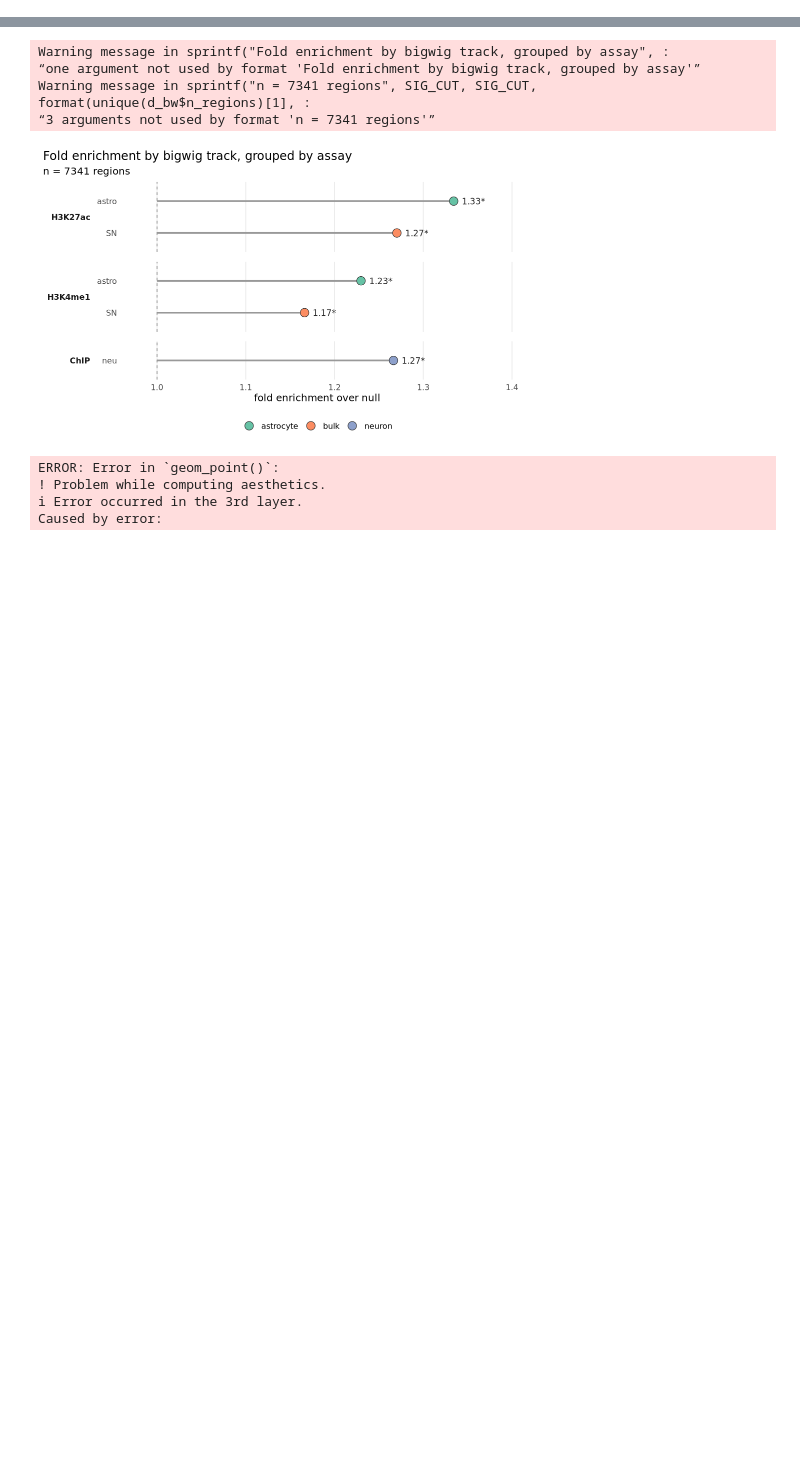
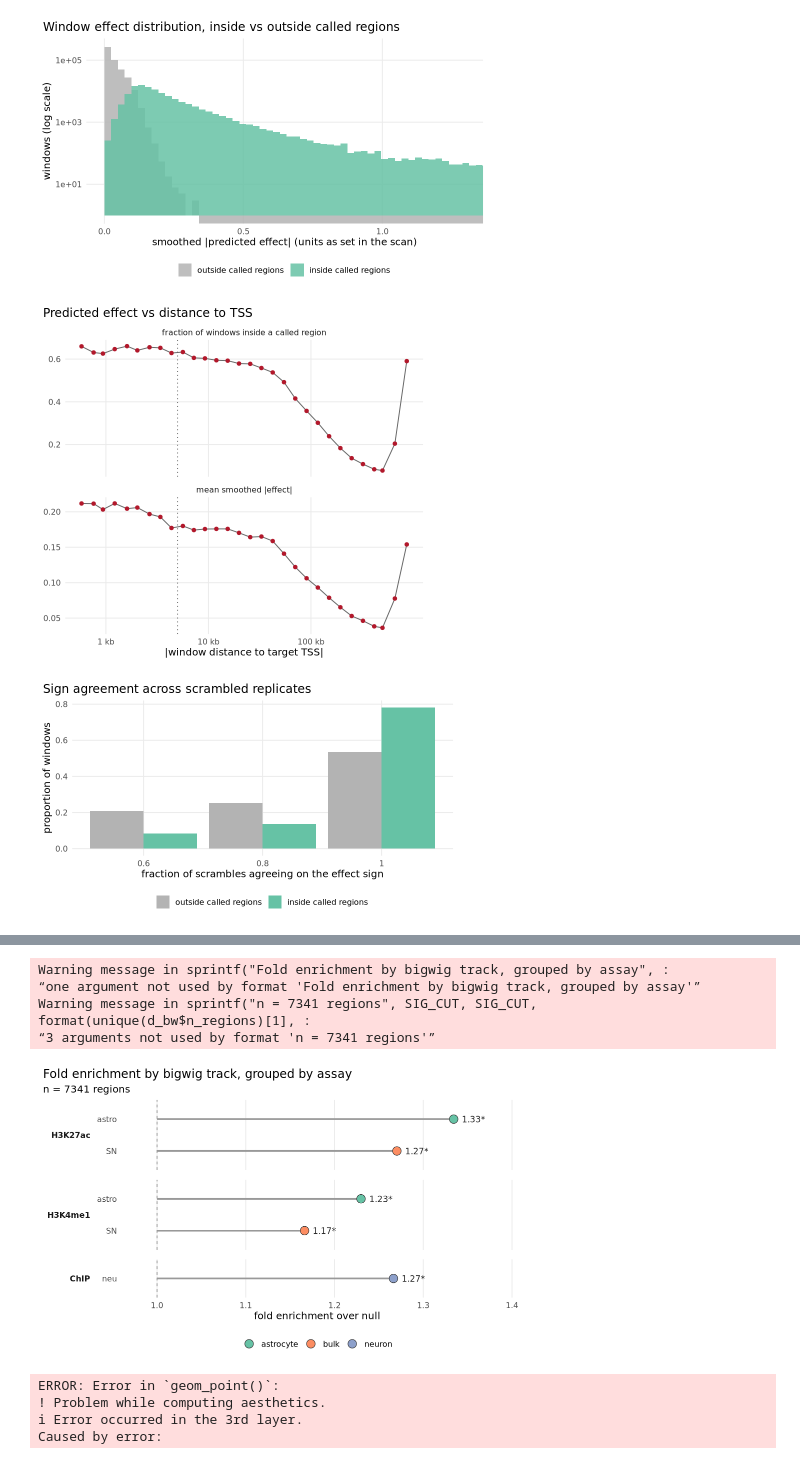
Before and after one commit to dhan1004/perturb_enrich, a Jupyter notebook: scripts/plot_enrichment.ipynb, the cells around one changed output, grey strips where cells are left out. Saved outputs shown, nothing was run; the diff lists cells and outputs as text; code cells hidden in the pictures; blank space fills up the shorter version.

```diff
--- a/scripts/plot_enrichment.ipynb
+++ b/scripts/plot_enrichment.ipynb
@@ -18,0 +239,46 @@ The following objects are masked from ‘package:base’:
+# %%
+# Effect of every tested window, split by whether it lies inside a called region. NOTE: called regions are the high-effect
+# windows BY CONSTRUCTION, so the split documents the calling step; it is not evidence that HARI works.
+tested <- win |> filter(status == "tested")
+IN_LAB <- c("outside called regions", "inside called regions")
+
+xmax <- quantile(tested$smoothed_abs_effect, 0.999, na.rm = TRUE)
+p_hist <- ggplot(tested, aes(smoothed_abs_effect, fill = in_region)) +
+  geom_histogram(bins = 80, boundary = 0, position = "identity", alpha = 0.85) +
+  scale_y_log10() + coord_cartesian(xlim = c(0, xmax)) +
+  scale_fill_manual(values = c(`FALSE` = "grey70", `TRUE` = "#66C2A5"), labels = IN_LAB, name = NULL) +
+  labs(x = "smoothed |predicted effect| (units as set in the scan)", y = "windows (log scale)",
+       title = "Window effect distribution, inside vs outside called regions") +
+  theme_story()
+print(show(p_hist, "act2_effect_hist", 7.5, 4.5))
+
+# Effect and call rate vs distance: does the model's effect decay with distance the way real enhancer-gene contact does?
+dec <- tested |> filter(is.finite(dist)) |>
+  mutate(ad = pmax(abs(dist), 500),
+         lb = cut(log10(ad), breaks = seq(log10(500), 6, length.out = 31))) |>
+  filter(!is.na(lb)) |>
+  group_by(lb) |>
+  summarise(x = 10^mean(log10(ad)),
+            `mean smoothed |effect|` = mean(smoothed_abs_effect, na.rm = TRUE),
+            `fraction of windows inside a called region` = mean(in_region), .groups = "drop") |>
+  pivot_longer(-c(lb, x), names_to = "metric", values_to = "value")
+p_dec <- ggplot(dec, aes(x, value)) +
+  geom_vline(xintercept = 5000, linetype = 3, colour = "grey40") +
+  geom_line(colour = "grey40") + geom_point(size = 1.8, colour = "#B2182B") +
+  facet_wrap(~metric, ncol = 1, scales = "free_y") +
+  scale_x_log10(breaks = c(1e3, 1e4, 1e5), labels = c("1 kb", "10 kb", "100 kb")) +
+  labs(x = "|window distance to target TSS|", y = NULL, title = "Predicted effect vs distance to TSS") +
+  theme_story()
+print(show(p_dec, "act2_effect_vs_distance", 6.5, 6))
+
+# Reproducibility across scrambles (real information, not circular): do the scrambled replicates agree on sign?
+rep_df <- tested[sample.int(nrow(tested), min(2e5, nrow(tested))), ] |>
+  mutate(consistency = factor(round(pmax(positive_scramble_fraction, negative_scramble_fraction), 2)))
+p_rep <- ggplot(rep_df, aes(consistency, fill = in_region)) +
+  geom_bar(aes(y = after_stat(prop), group = in_region), position = "dodge") +
+  scale_fill_manual(values = c(`FALSE` = "grey70", `TRUE` = "#66C2A5"), labels = IN_LAB, name = NULL) +
+  labs(x = "fraction of scrambles agreeing on the effect sign", y = "proportion of windows",
+       title = "Sign agreement across scrambled replicates") +
+  theme_story()
+show(p_rep, "act2_scramble_consistency", 7, 4)
+# %% [output]
@@ -18,0 +289,3 @@ The following objects are masked from ‘package:base’:
+[figure, added]
+[figure, added]
+[figure, added]
```
Also changed, not shown: parts of 19 cells of this notebook, 4 other files.
